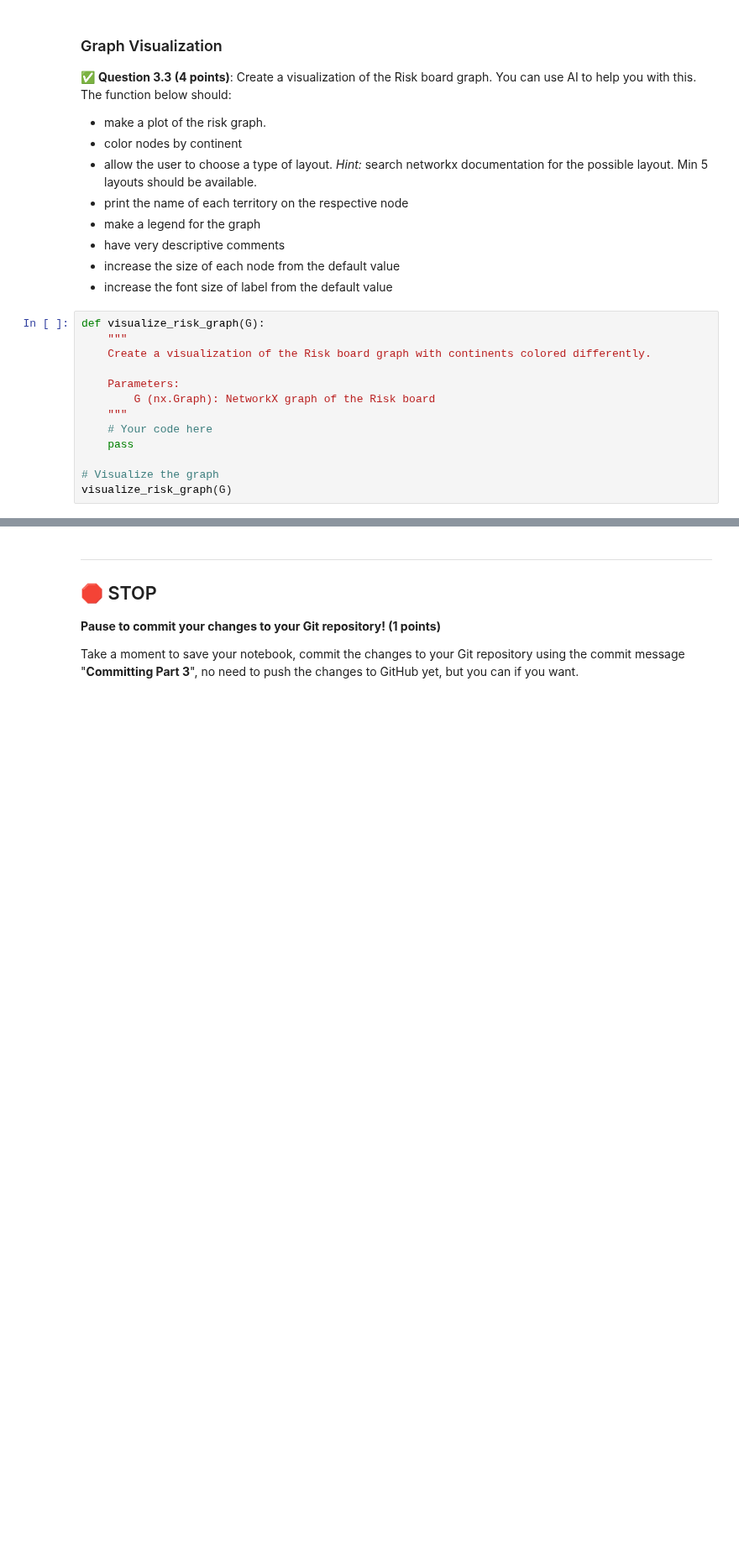
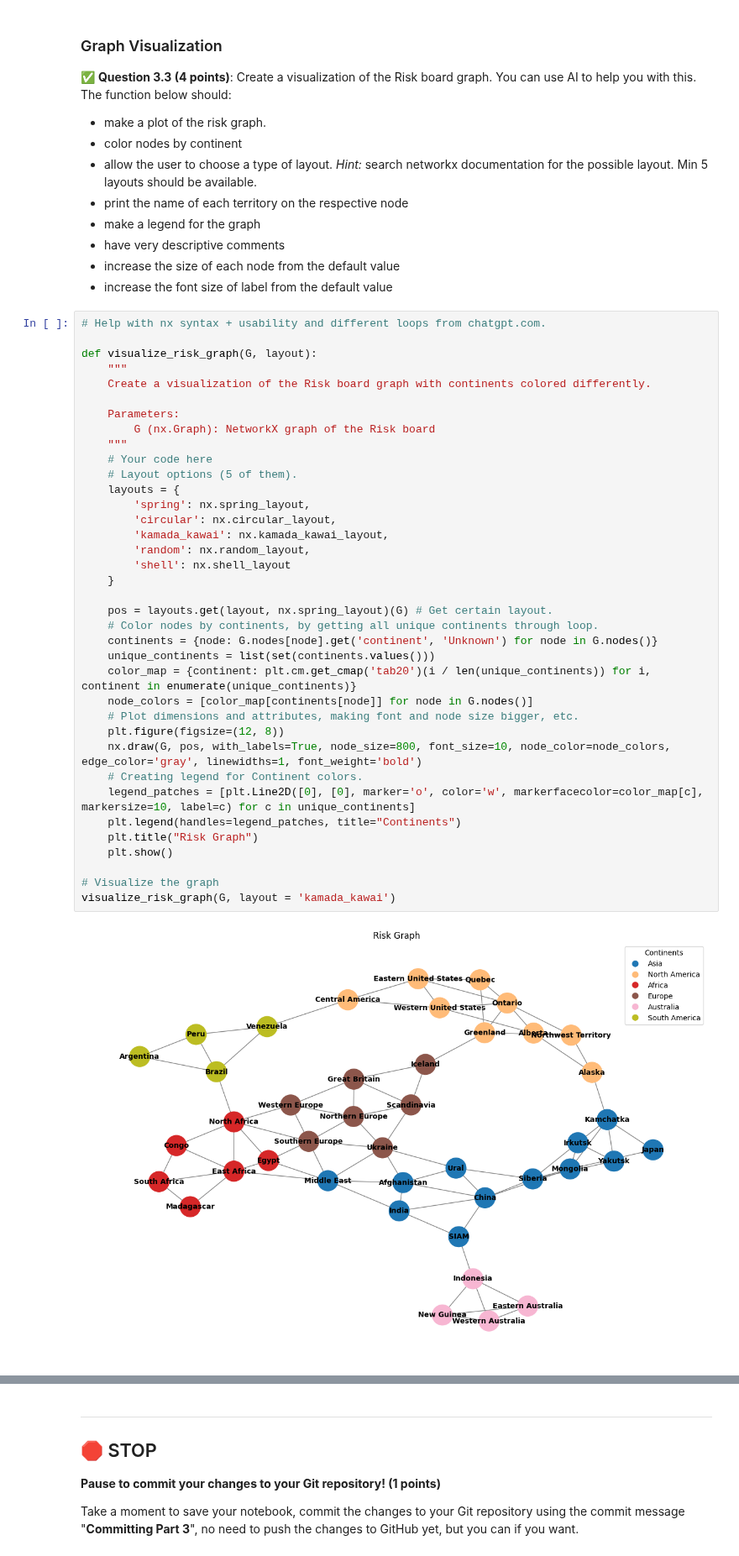
Before and after one commit to JakeRoll04/CMSE202-f25-turnin, a Jupyter notebook: hw-02/HW02_Part2-Risk-SS25-Jake Roll.ipynb, the cells around one changed output, grey strips where cells are left out. Shown at 84% size. Saved outputs shown, nothing was run; the diff lists cells and outputs as text; blank space fills up the shorter version.

```diff
--- a/hw-02/HW02_Part2-Risk-SS25-Jake Roll.ipynb
+++ b/hw-02/HW02_Part2-Risk-SS25-Jake Roll.ipynb
@@ -114,19 +150,45 @@ G = create_risk_graph(risk_territories)
 - have very descriptive comments
 - increase the size of each node from the default value
 - increase the font size of label from the default value
-# %%
-def visualize_risk_graph(G):
-    """
-    Create a visualization of the Risk board graph with continents colored differently.
-
-    Parameters:
-        G (nx.Graph): NetworkX graph of the Risk board
-    """
-    # Your code here
-    pass
-
-# Visualize the graph
-visualize_risk_graph(G)
+# %%
+# Help with nx syntax + usability and different loops from chatgpt.com.
+
+def visualize_risk_graph(G, layout):
+    """
+    Create a visualization of the Risk board graph with continents colored differently.
+
+    Parameters:
+        G (nx.Graph): NetworkX graph of the Risk board
+    """
+    # Your code here
+    # Layout options (5 of them).
+    layouts = {
+        'spring': nx.spring_layout,
+        'circular': nx.circular_layout,
+        'kamada_kawai': nx.kamada_kawai_layout,
+        'random': nx.random_layout,
+        'shell': nx.shell_layout
+    }
+
+    pos = layouts.get(layout, nx.spring_layout)(G) # Get certain layout.
+    # Color nodes by continents, by getting all unique continents through loop.
+    continents = {node: G.nodes[node].get('continent', 'Unknown') for node in G.nodes()}
+    unique_continents = list(set(continents.values()))
+    color_map = {continent: plt.cm.get_cmap('tab20')(i / len(unique_continents)) for i, continent in enumerate(unique_continents)}
+    node_colors = [color_map[continents[node]] for node in G.nodes()]
+    # Plot dimensions and attributes, making font and node size bigger, etc.
+    plt.figure(figsize=(12, 8))
+    nx.draw(G, pos, with_labels=True, node_size=800, font_size=10, node_color=node_colors, edge_color='gray', linewidths=1, font_weight='bold')
+    # Creating legend for Continent colors.
+    legend_patches = [plt.Line2D([0], [0], marker='o', color='w', markerfacecolor=color_map[c], markersize=10, label=c) for c in unique_continents]
+    plt.legend(handles=legend_patches, title="Continents")
+    plt.title("Risk Graph")
+    plt.show()
+
+# Visualize the graph
+visualize_risk_graph(G, layout = 'kamada_kawai')
+# %% [output]
+[figure, added]
 # %% [markdown]
 &#9989; **Question 3.4 (26 points)**: Answer the following questions based on the Risk board graph visualization. Each answer should have a minimum of 1-2 sentences and snippet of the code that supports your answer. You must explain what each function in the code snippet does.
 
```
Also changed, not shown: parts of 5 cells of this notebook.
